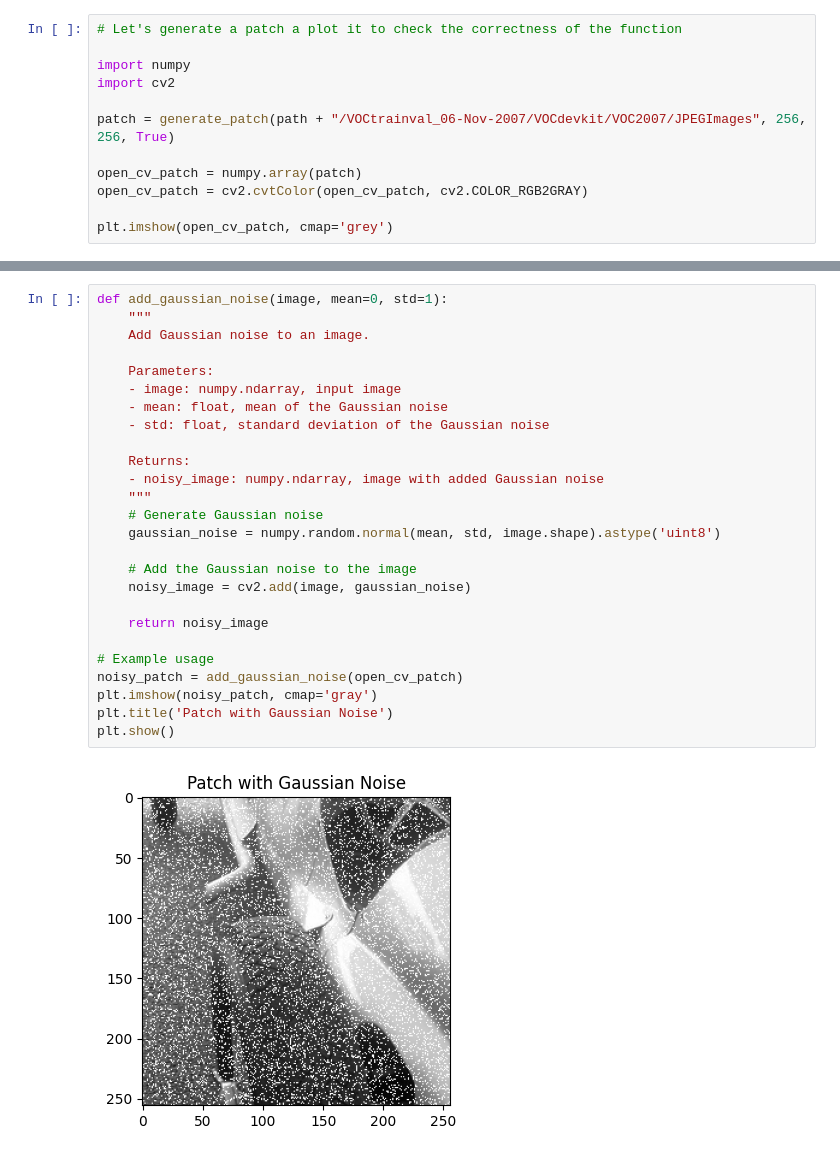
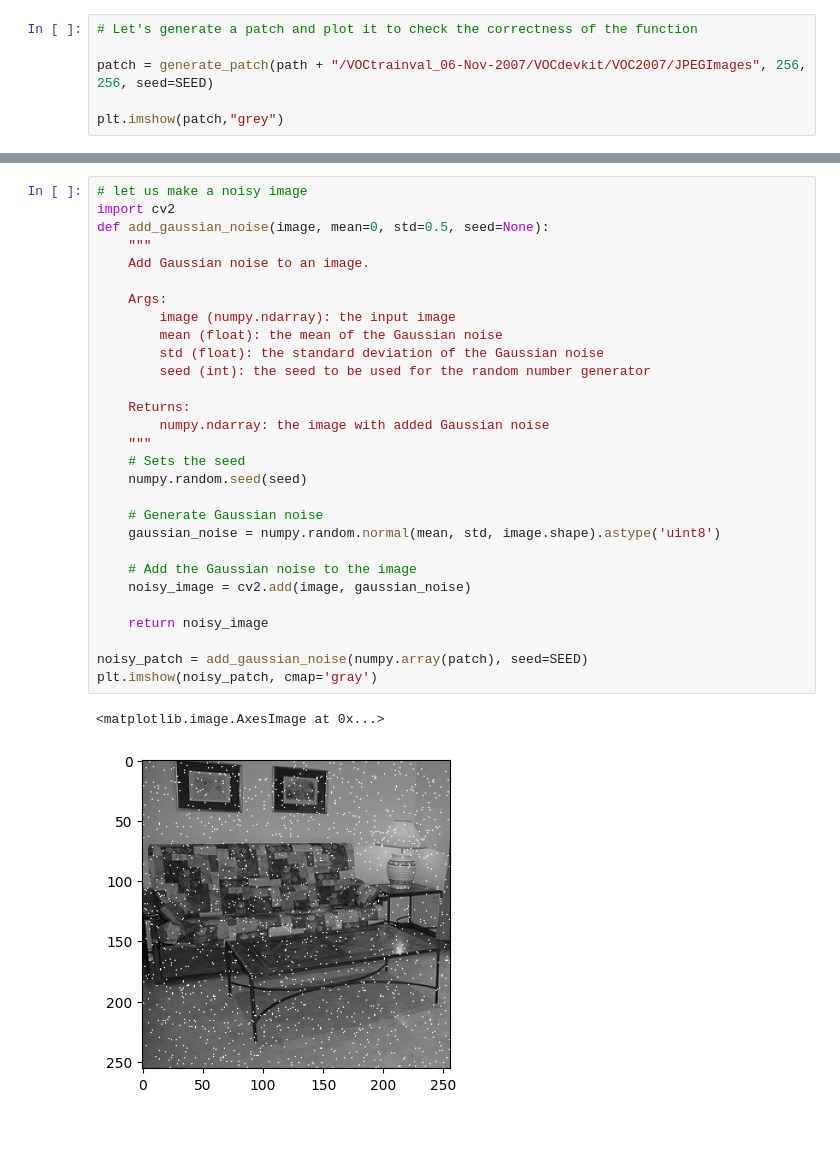
Before and after one commit to silvanusbordignon/siv, a Jupyter notebook: training.ipynb, the cells around one changed output, grey strips where cells are left out. Saved outputs shown, nothing was run; the diff lists cells and outputs as text; blank space fills up the shorter version.

```diff
--- a/training.ipynb
+++ b/training.ipynb
@@ -71,14 +100,8 @@ def generate_patch(path, height, width, verbose=False):
     return patch
 # %%
-# Let's generate a patch a plot it to check the correctness of the function
+# Let's generate a patch and plot it to check the correctness of the function
 
-import numpy
-import cv2
+patch = generate_patch(path + "/VOCtrainval_06-Nov-2007/VOCdevkit/VOC2007/JPEGImages", 256, 256, seed=SEED)
 
-patch = generate_patch(path + "/VOCtrainval_06-Nov-2007/VOCdevkit/VOC2007/JPEGImages", 256, 256, True)
-
-open_cv_patch = numpy.array(patch)
-open_cv_patch = cv2.cvtColor(open_cv_patch, cv2.COLOR_RGB2GRAY)
-
-plt.imshow(open_cv_patch, cmap='grey')
+plt.imshow(patch,"grey")
 # %% [output]
@@ -113,28 +285,32 @@ MiniBatchDictionaryLearning(n_jobs=-1, random_state=0)
 # %%
-def add_gaussian_noise(image, mean=0, std=1):
+# let us make a noisy image
+import cv2
+def add_gaussian_noise(image, mean=0, std=0.5, seed=None):
     """
     Add Gaussian noise to an image.
 
-    Parameters:
-    - image: numpy.ndarray, input image
-    - mean: float, mean of the Gaussian noise
-    - std: float, standard deviation of the Gaussian noise
+    Args:
+        image (numpy.ndarray): the input image
+        mean (float): the mean of the Gaussian noise
+        std (float): the standard deviation of the Gaussian noise
+        seed (int): the seed to be used for the random number generator
 
     Returns:
-    - noisy_image: numpy.ndarray, image with added Gaussian noise
+        numpy.ndarray: the image with added Gaussian noise
     """
+    # Sets the seed
+    numpy.random.seed(seed)
+
     # Generate Gaussian noise
     gaussian_noise = numpy.random.normal(mean, std, image.shape).astype('uint8')
 
     # Add the Gaussian noise to the image
     noisy_image = cv2.add(image, gaussian_noise)
 
     return noisy_image
 
-# Example usage
-noisy_patch = add_gaussian_noise(open_cv_patch)
+noisy_patch = add_gaussian_noise(numpy.array(patch), seed=SEED)
 plt.imshow(noisy_patch, cmap='gray')
-plt.title('Patch with Gaussian Noise')
-plt.show()
 # %% [output]
+<matplotlib.image.AxesImage at 0x...>
-[figure, old version]
+[figure, new version]
```
Also changed, not shown: parts of 11 cells of this notebook.
